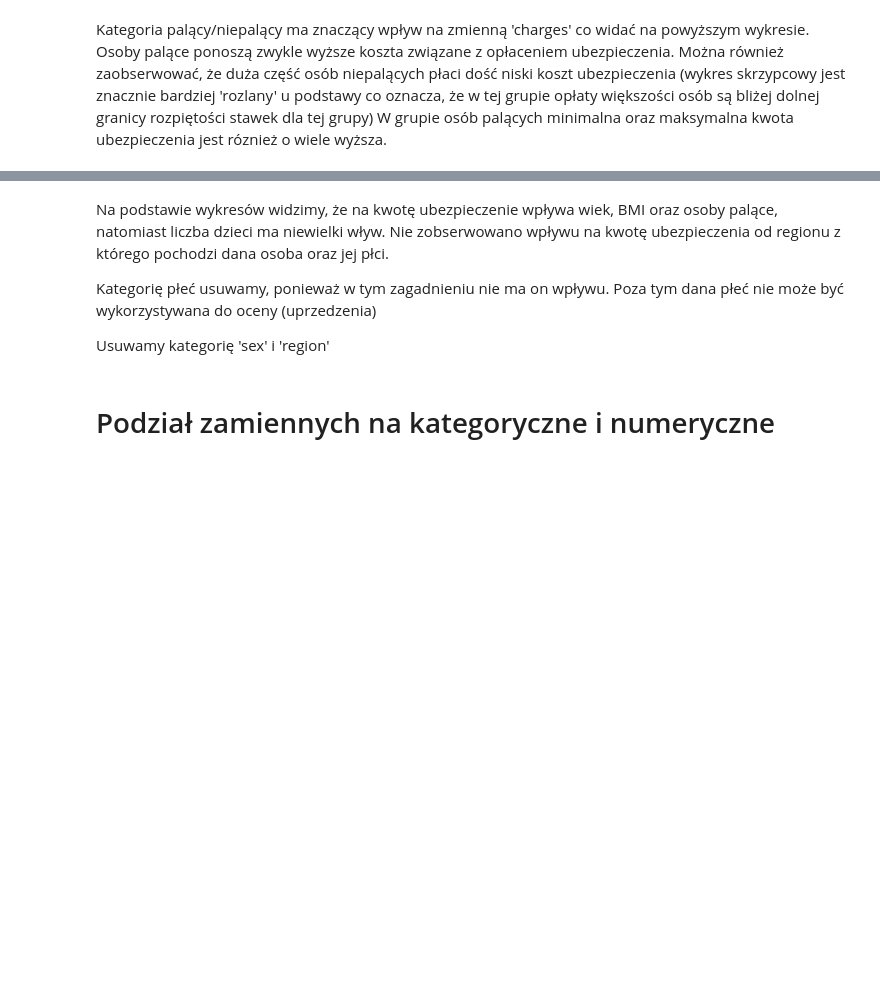
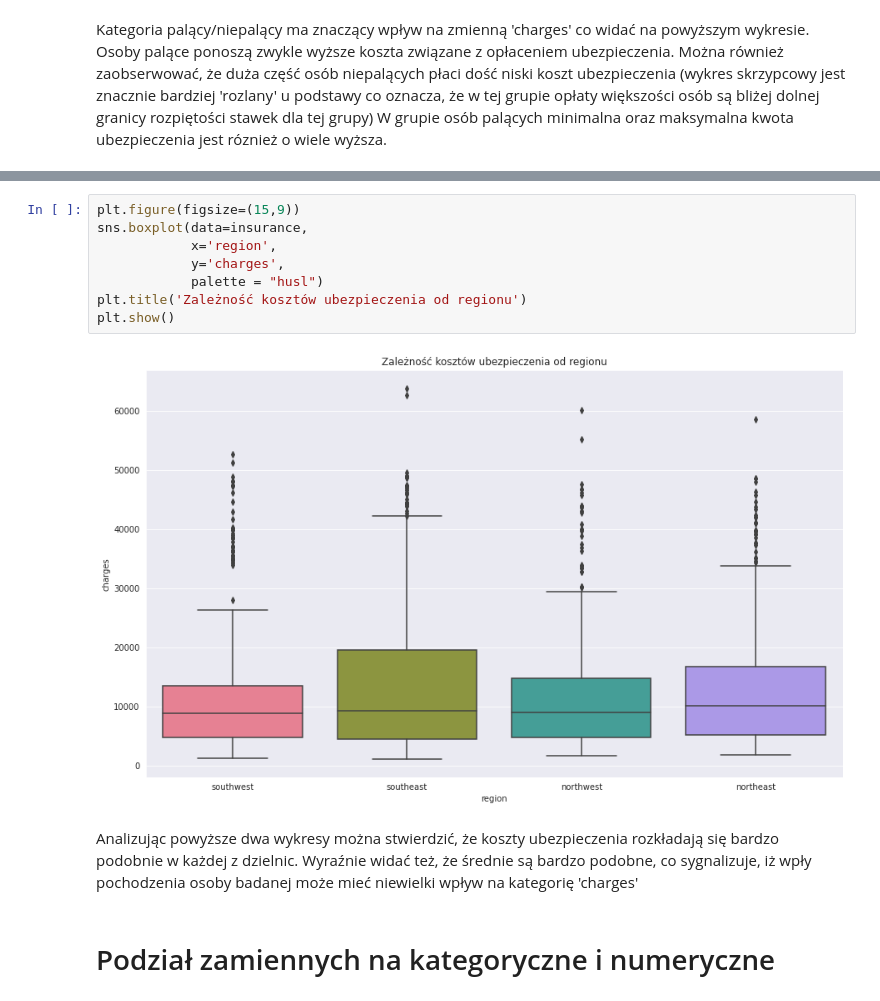
Before and after one commit to nataliasiennicka/cena_ubezpieczenia, a Jupyter notebook: cena_ubezpieczenia.ipynb, the cells around one changed output, grey strips where cells are left out. Drawn from its saved outputs; the diff is of its cells as text; blank space fills up the shorter version.

```diff
--- a/cena_ubezpieczenia.ipynb
+++ b/cena_ubezpieczenia.ipynb
@@ -293,8 +305,14 @@ sns.boxplot(data=insurance, x='region', y='charges')
-# %% [markdown]
-Na podstawie wykresów widzimy, że na kwotę ubezpieczenie wpływa wiek, BMI oraz osoby palące, natomiast liczba dzieci ma niewielki wływ. Nie zobserwowano wpływu na kwotę ubezpieczenia od regionu z którego pochodzi dana osoba oraz jej płci.
-
-Kategorię płeć usuwamy, ponieważ w tym zagadnieniu nie ma on wpływu. Poza tym dana płeć nie może być wykorzystywana do oceny (uprzedzenia)
-
-Usuwamy kategorię 'sex' i 'region'
+# %%
+plt.figure(figsize=(15,9))
+sns.boxplot(data=insurance,
+            x='region',
+            y='charges',
+            palette = "husl")
+plt.title('Zależność kosztów ubezpieczenia od regionu')
+plt.show()
+# %% [output]
+[figure, added]
+# %% [markdown]
+Analizując powyższe dwa wykresy można stwierdzić, że koszty ubezpieczenia rozkładają się bardzo podobnie w każdej z dzielnic. Wyraźnie widać też, że średnie są bardzo podobne, co sygnalizuje, iż wpły pochodzenia osoby badanej może mieć niewielki wpływ na kategorię 'charges'
 # %% [markdown]
 # Podział zamiennych na kategoryczne i numeryczne
```
Also changed, not shown: parts of 16 cells of this notebook.
